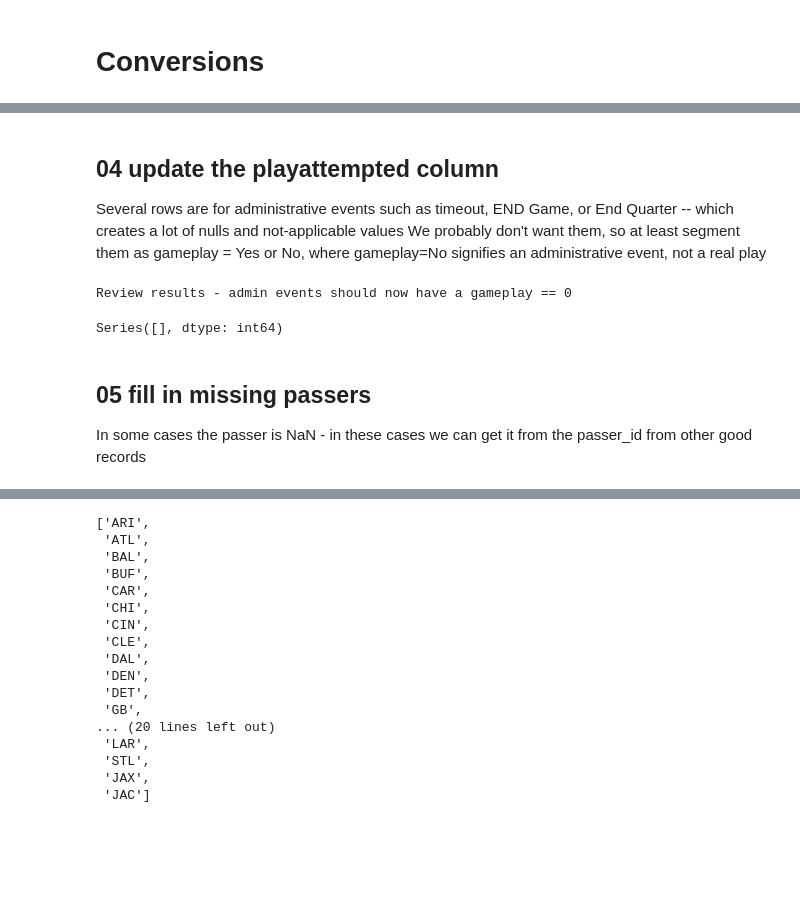
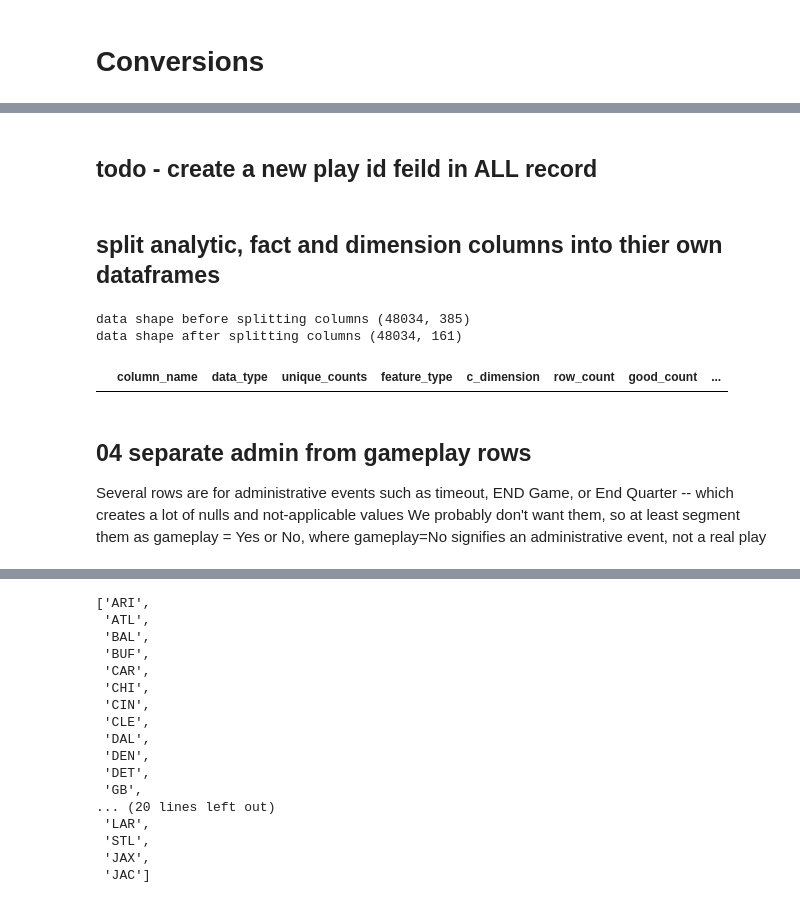
Before and after one commit to cjlcoursework/nfl_capstone, a Jupyter notebook: notebooks/02-cjl-clean.ipynb, the cells around one changed output, grey strips where cells are left out. Drawn from its saved outputs; the diff is of its cells as text; code cells hidden in the pictures; blank space fills up the shorter version.

```diff
--- a/notebooks/02-cjl-clean.ipynb
+++ b/notebooks/02-cjl-clean.ipynb
@@ -242,0 +142,2 @@ data_df.drop(columns=analytics_columns, inplace=True)
+# %% [markdown]
+## todo - create a new play id feild in ALL record
@@ -243,4 +149,17 @@ data_df.drop(columns=analytics_columns, inplace=True)
+# %% [markdown]
+## split analytic, fact and dimension columns into thier own dataframes
+# %%
+data_df, dimensions_df, analytics_df = nfl.split_gameplay_columns(
+    data_df=data_df,
+    metrics_df=metrics_df)
+# %% [output]
+data shape before splitting columns (48034, 385)
+data shape after splitting columns (48034, 161)
+# %%
+metrics_df.loc[(metrics_df.missing_count == 0) & (metrics_df.unique_counts == metrics_df.row_count)]
+# %% [output]
+|  | column_name | data_type | unique_counts | feature_type | c_dimension | row_count | good_count | ... |
 # %% [markdown]
-## 04 update the playattempted column
+## 04 separate admin from gameplay rows
 Several rows are for administrative events such as timeout, END Game, or End Quarter -- which creates a lot of nulls and not-applicable values
 We probably don't want them, so at least segment them as gameplay = Yes or No, where gameplay=No signifies an administrative event, not a real play
@@ -258,9 +165,0 @@ data_df.loc[data_df["play_type"].isin([
-# %%
-print("Review results - admin events should now have a gameplay == 0")
-data_df.loc[data_df.playattempted == 0, ['play_attempted', 'play_type']].value_counts()
-# %% [output]
-Review results - admin events should now have a gameplay == 0
-Series([], dtype: int64)
-# %% [markdown]
-## 05 fill in missing passers
-In some cases the passer is NaN - in these cases we can get it from the passer_id from other good records
```
Also changed, not shown: parts of 55 cells of this notebook, 4 other files.
